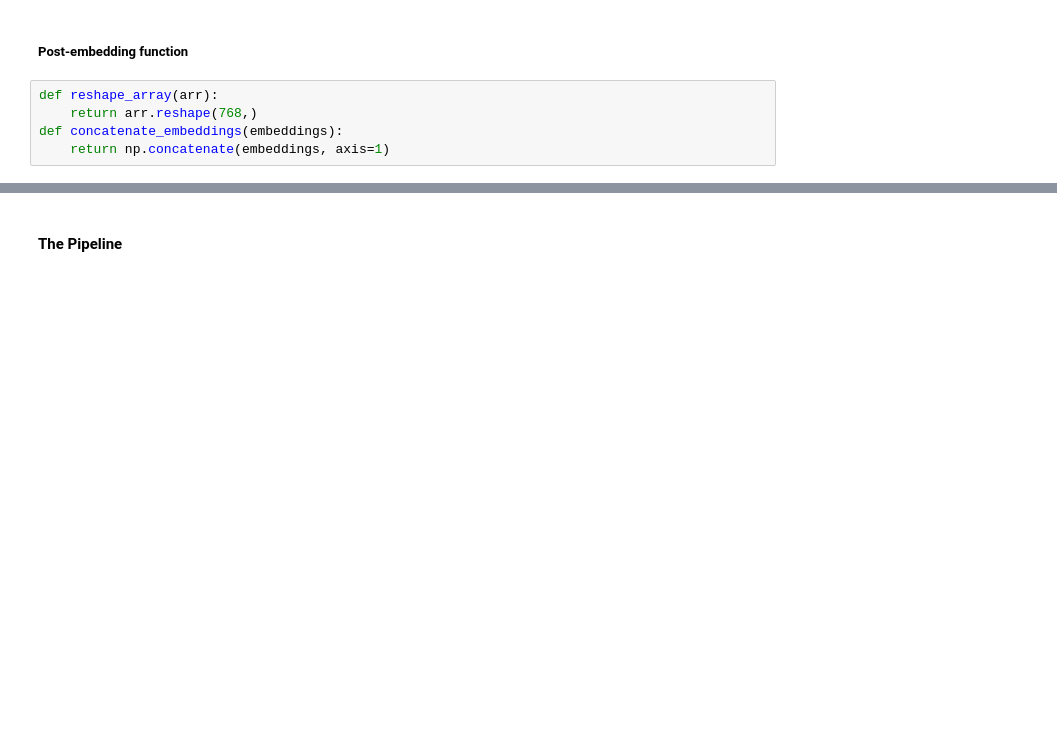
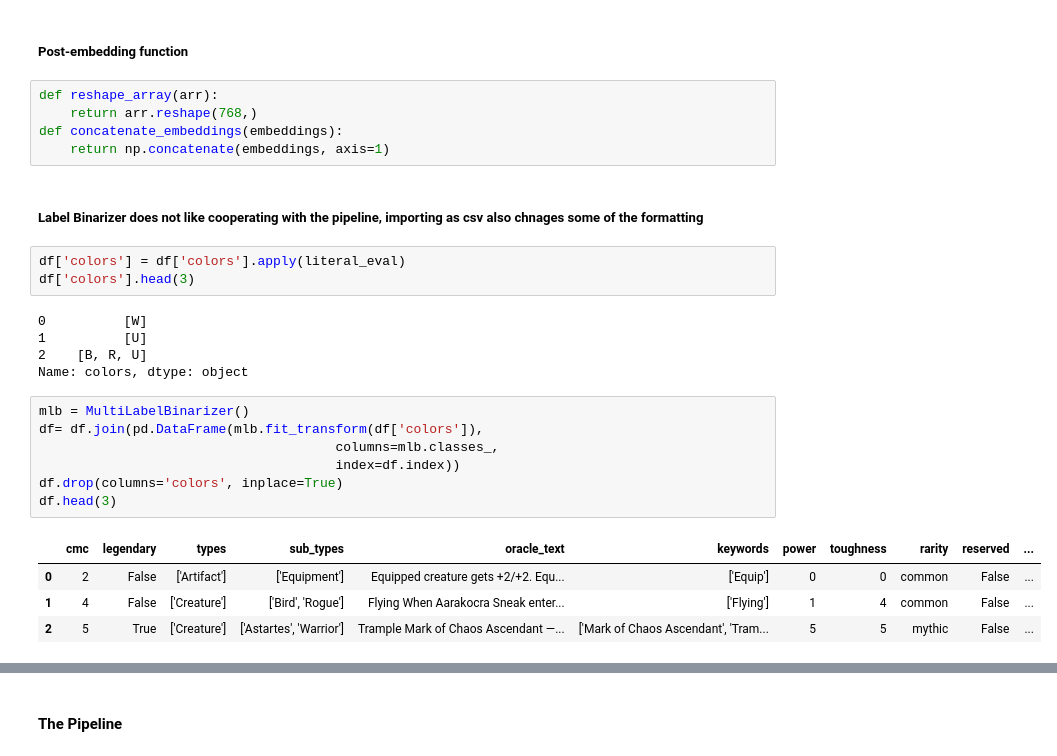
Before and after one commit to LouisHH0203/mtg_nlp_price_prediction, a Jupyter notebook: workflow/pipeline.ipynb, the cells around one changed output, grey strips where cells are left out. Drawn from its saved outputs; the diff is of its cells as text; blank space fills up the shorter version.

```diff
--- a/workflow/pipeline.ipynb
+++ b/workflow/pipeline.ipynb
@@ -77,3 +59,25 @@ def reshape_array(arr):
     return arr.reshape(768,)
 def concatenate_embeddings(embeddings):
     return np.concatenate(embeddings, axis=1)
+# %% [markdown]
+##### Label Binarizer does not like cooperating with the pipeline, importing as csv also chnages some of the formatting
+# %%
+df['colors'] = df['colors'].apply(literal_eval)
+df['colors'].head(3)
+# %% [output]
+0          [W]
+1          [U]
+2    [B, R, U]
+Name: colors, dtype: object
+# %%
+mlb = MultiLabelBinarizer()
+df= df.join(pd.DataFrame(mlb.fit_transform(df['colors']),
+                                      columns=mlb.classes_,
+                                      index=df.index))
+df.drop(columns='colors', inplace=True)
+df.head(3)
+# %% [output]
+|  | cmc | legendary | types | sub_types | oracle_text | keywords | power | toughness | rarity | reserved | ... |
+| 0 | 2 | False | ['Artifact'] | ['Equipment'] | Equipped creature gets +2/+2. Equ... | ['Equip'] | 0 | 0 | common | False | ... |
+| 1 | 4 | False | ['Creature'] | ['Bird', 'Rogue'] | Flying When Aarakocra Sneak enter... | ['Flying'] | 1 | 4 | common | False | ... |
+| 2 | 5 | True | ['Creature'] | ['Astartes', 'Warrior'] | Trample Mark of Chaos Ascendant —... | ['Mark of Chaos Ascendant', 'Tram... | 5 | 5 | mythic | False | ... |
```
Also changed, not shown: parts of 12 cells of this notebook, 2 other files.
